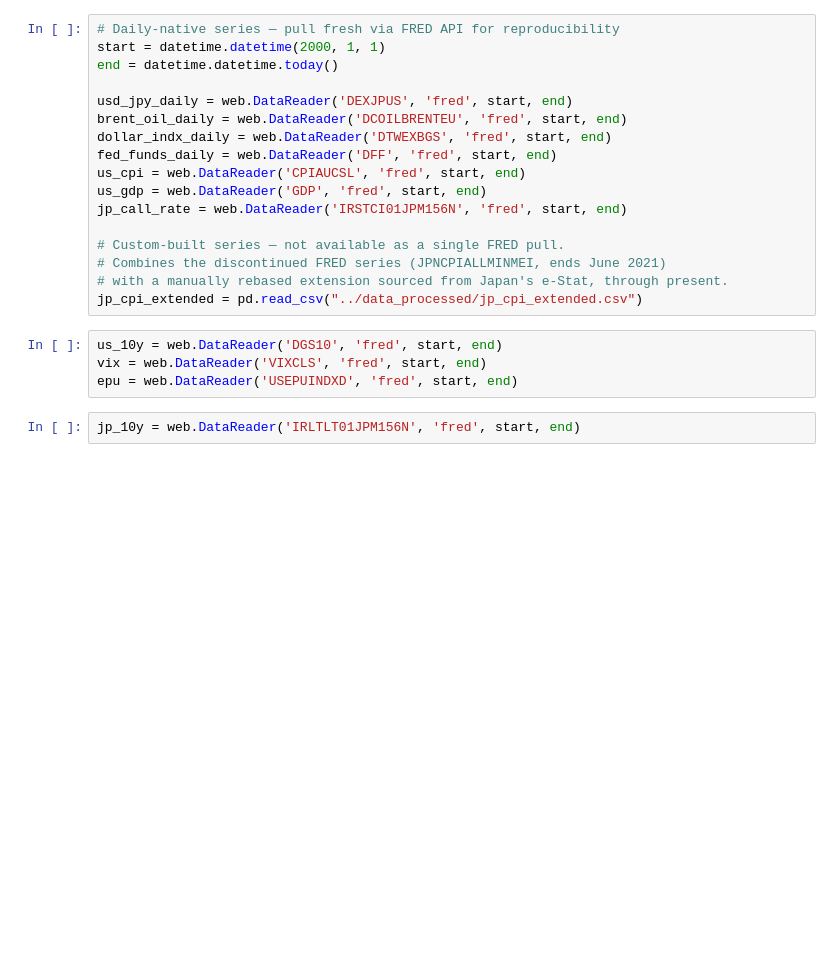
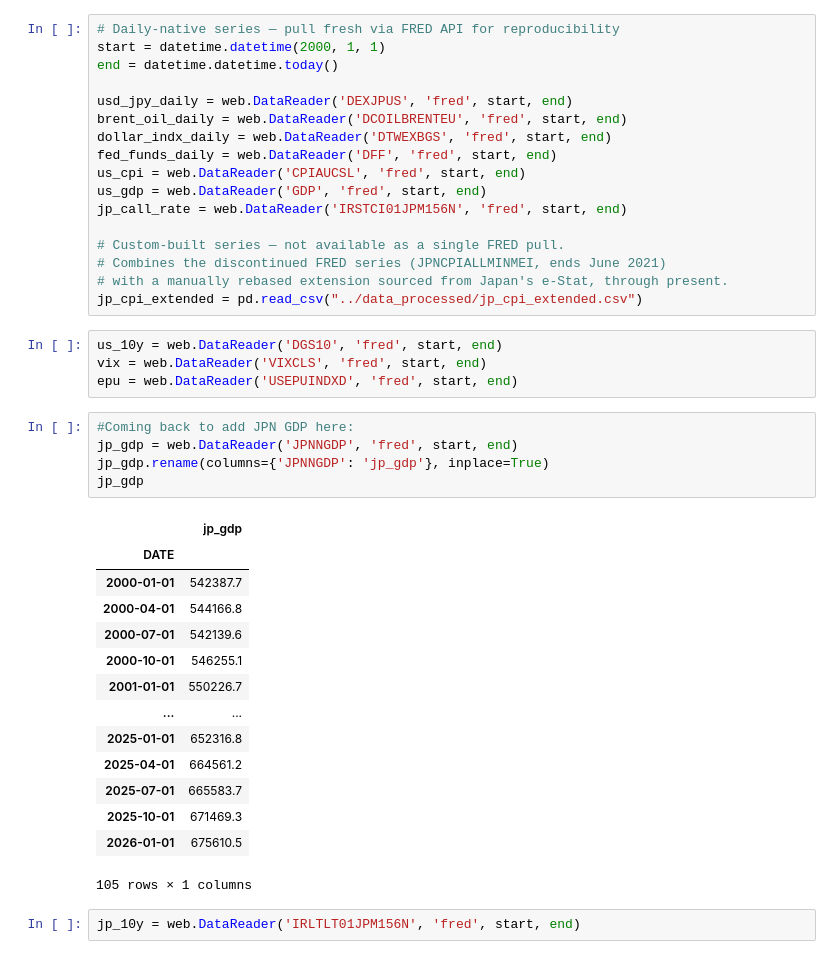
Before and after one commit to msnyd87/USD_JPY_Capstone, a Jupyter notebook: Data_Wrangling/notebooks/03_data_wrangling_weekly.ipynb, the cells around one changed output. Saved outputs shown, nothing was run; the diff lists cells and outputs as text; blank space fills up the shorter version.

```diff
--- a/Data_Wrangling/notebooks/03_data_wrangling_weekly.ipynb
+++ b/Data_Wrangling/notebooks/03_data_wrangling_weekly.ipynb
@@ -57,6 +57,26 @@ jp_cpi_extended = pd.read_csv("../data_processed/jp_cpi_extended.csv")
 us_10y = web.DataReader('DGS10', 'fred', start, end)
 vix = web.DataReader('VIXCLS', 'fred', start, end)
 epu = web.DataReader('USEPUINDXD', 'fred', start, end)
+# %%
+#Coming back to add JPN GDP here:
+jp_gdp = web.DataReader('JPNNGDP', 'fred', start, end)
+jp_gdp.rename(columns={'JPNNGDP': 'jp_gdp'}, inplace=True)
+jp_gdp
+# %% [output]
+|  | jp_gdp |
+| DATE |  |
+| 2000-01-01 | 542387.7 |
+| 2000-04-01 | 544166.8 |
+| 2000-07-01 | 542139.6 |
+| 2000-10-01 | 546255.1 |
+| 2001-01-01 | 550226.7 |
+| ... | ... |
+| 2025-01-01 | 652316.8 |
+| 2025-04-01 | 664561.2 |
+| 2025-07-01 | 665583.7 |
+| 2025-10-01 | 671469.3 |
+| 2026-01-01 | 675610.5 |
+105 rows × 1 columns
 # %%
 jp_10y = web.DataReader('IRLTLT01JPM156N', 'fred', start, end)
 # %%
```
Also changed, not shown: parts of 10 cells of this notebook, 3 other files.
